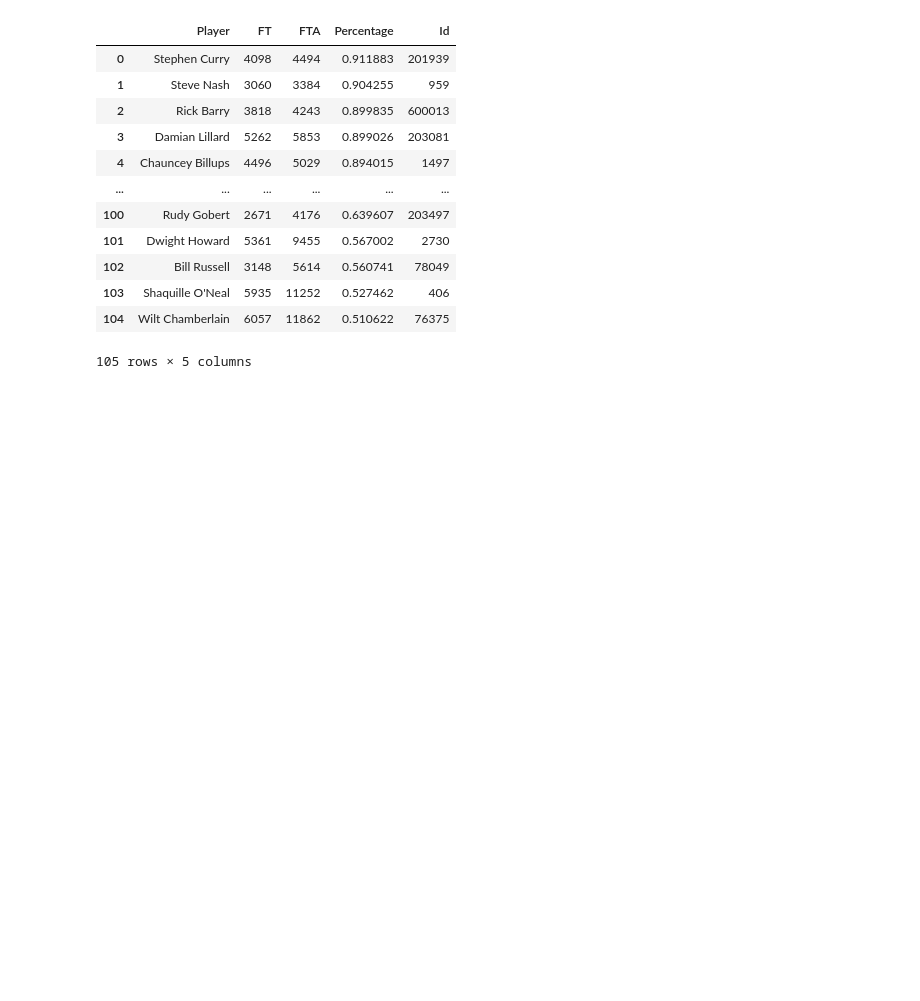
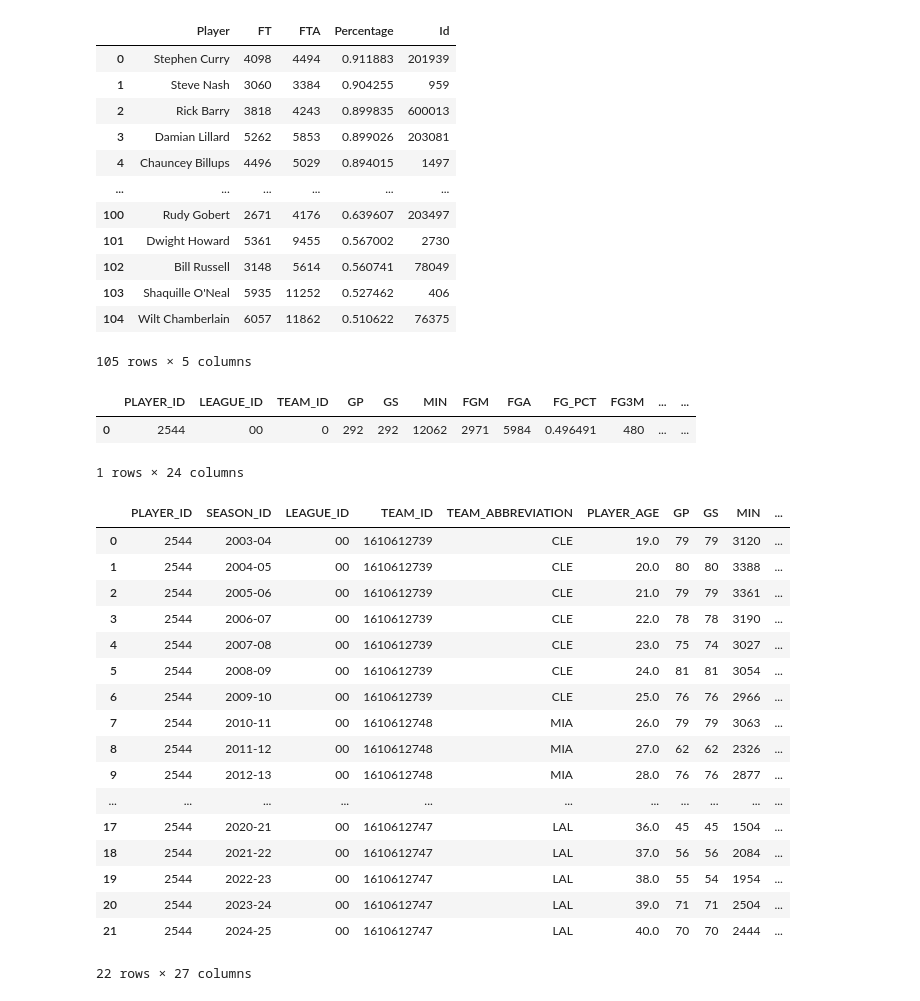
Before and after one commit to arnie12a/Free-Throw-Tracker-App, a Jupyter notebook: pythonScripts/main.ipynb, the cells around one changed output. Drawn from its saved outputs; the diff is of its cells as text; code cells hidden in the pictures; blank space fills up the shorter version.

Commit message:
found out how to api call new data that is nba

```diff
--- a/pythonScripts/main.ipynb
+++ b/pythonScripts/main.ipynb
@@ -271,3 +257,45 @@ final_df
 | 103 | Shaquille O'Neal | 5935 | 11252 | 0.527462 | 406 |
 | 104 | Wilt Chamberlain | 6057 | 11862 | 0.510622 | 76375 |
 105 rows × 5 columns
+# %%
+from nba_api.stats.endpoints import playercareerstats
+
+# Nikola Jokić
+career = playercareerstats.PlayerCareerStats(player_id='2544')
+
+# pandas data frames (optional: pip install pandas)
+df_regular_season = career.season_totals_regular_season.get_data_frame()
+
+df_post_season = career.career_totals_post_season.get_data_frame()
+# # json
+# career.get_json()
+
+# # dictionary
+# career.get_dict()
+# %%
+df_post_season
+# %% [output]
+|  | PLAYER_ID | LEAGUE_ID | TEAM_ID | GP | GS | MIN | FGM | FGA | FG_PCT | FG3M | ... | ... |
+| 0 | 2544 | 00 | 0 | 292 | 292 | 12062 | 2971 | 5984 | 0.496491 | 480 | ... | ... |
+1 rows × 24 columns
+# %%
+df_regular_season
+# %% [output]
+|  | PLAYER_ID | SEASON_ID | LEAGUE_ID | TEAM_ID | TEAM_ABBREVIATION | PLAYER_AGE | GP | GS | MIN | ... |
+| 0 | 2544 | 2003-04 | 00 | 1610612739 | CLE | 19.0 | 79 | 79 | 3120 | ... |
+| 1 | 2544 | 2004-05 | 00 | 1610612739 | CLE | 20.0 | 80 | 80 | 3388 | ... |
+| 2 | 2544 | 2005-06 | 00 | 1610612739 | CLE | 21.0 | 79 | 79 | 3361 | ... |
+| 3 | 2544 | 2006-07 | 00 | 1610612739 | CLE | 22.0 | 78 | 78 | 3190 | ... |
+| 4 | 2544 | 2007-08 | 00 | 1610612739 | CLE | 23.0 | 75 | 74 | 3027 | ... |
+| 5 | 2544 | 2008-09 | 00 | 1610612739 | CLE | 24.0 | 81 | 81 | 3054 | ... |
+| 6 | 2544 | 2009-10 | 00 | 1610612739 | CLE | 25.0 | 76 | 76 | 2966 | ... |
+| 7 | 2544 | 2010-11 | 00 | 1610612748 | MIA | 26.0 | 79 | 79 | 3063 | ... |
+| 8 | 2544 | 2011-12 | 00 | 1610612748 | MIA | 27.0 | 62 | 62 | 2326 | ... |
+| 9 | 2544 | 2012-13 | 00 | 1610612748 | MIA | 28.0 | 76 | 76 | 2877 | ... |
+| ... | ... | ... | ... | ... | ... | ... | ... | ... | ... | ... |
+| 17 | 2544 | 2020-21 | 00 | 1610612747 | LAL | 36.0 | 45 | 45 | 1504 | ... |
+| 18 | 2544 | 2021-22 | 00 | 1610612747 | LAL | 37.0 | 56 | 56 | 2084 | ... |
+| 19 | 2544 | 2022-23 | 00 | 1610612747 | LAL | 38.0 | 55 | 54 | 1954 | ... |
+| 20 | 2544 | 2023-24 | 00 | 1610612747 | LAL | 39.0 | 71 | 71 | 2504 | ... |
+| 21 | 2544 | 2024-25 | 00 | 1610612747 | LAL | 40.0 | 70 | 70 | 2444 | ... |
+22 rows × 27 columns
```
Also changed, not shown: parts of 1 cell of this notebook, 2 other files.
